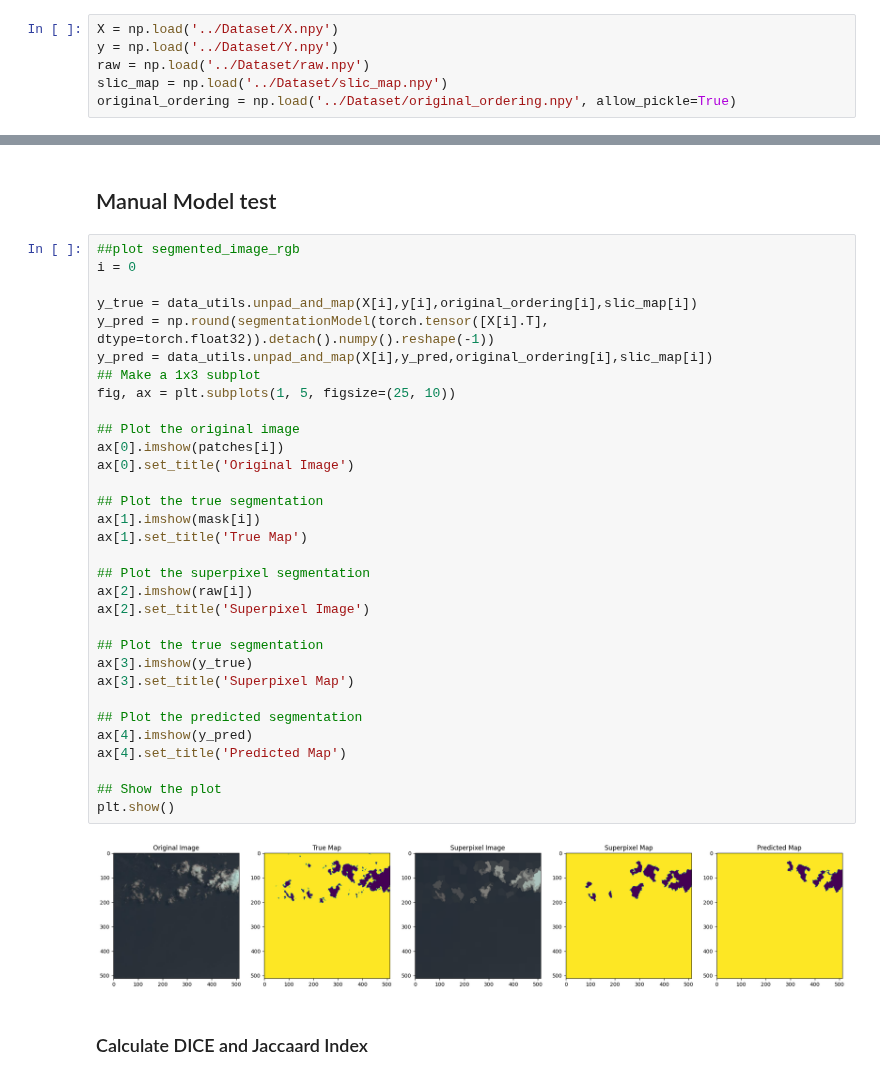
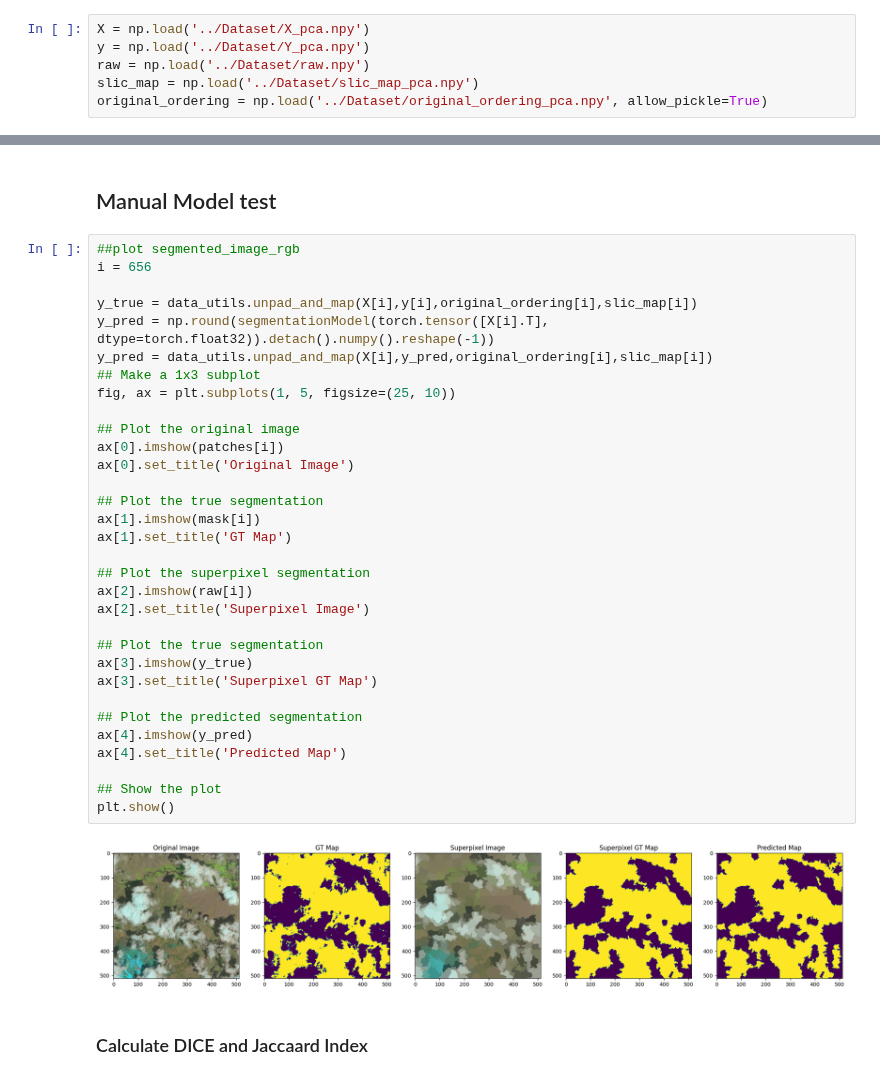
Before and after one commit to SAint7579/ComputerVision_CloudSegmentation, a Jupyter notebook: Superpixel-UNET/CloudSegmentationModel_SPXUNet.ipynb, the cells around one changed output, grey strips where cells are left out. Cells and saved outputs as stored; diff of their text form.

```diff
--- a/Superpixel-UNET/CloudSegmentationModel_SPXUNet.ipynb
+++ b/Superpixel-UNET/CloudSegmentationModel_SPXUNet.ipynb
@@ -219,11 +219,11 @@ Output shape: torch.Size([1, 1, 300])
 # %%
 patches,mask = data_utils.get_patch(path_to_folders_images = "../Dataset/Natural_False_Color/", path_to_folders_labels = "../Dataset/Entire_scene_gts/")
 # %%
-X = np.load('../Dataset/X.npy')
-y = np.load('../Dataset/Y.npy')
+X = np.load('../Dataset/X_pca.npy')
+y = np.load('../Dataset/Y_pca.npy')
 raw = np.load('../Dataset/raw.npy')
-slic_map = np.load('../Dataset/slic_map.npy')
-original_ordering = np.load('../Dataset/original_ordering.npy', allow_pickle=True)
+slic_map = np.load('../Dataset/slic_map_pca.npy')
+original_ordering = np.load('../Dataset/original_ordering_pca.npy', allow_pickle=True)
 # %%
 class CustomDataset(Dataset):
     def __init__(self, X, y):
@@ -322,38 +321,38 @@ Epoch 10, global step 220: 'val_loss' reached 0.38491 (best 0.38491), saving mod
 ## Manual Model test
 # %%
 ##plot segmented_image_rgb
-i = 0
+i = 656
 
 y_true = data_utils.unpad_and_map(X[i],y[i],original_ordering[i],slic_map[i])
 y_pred = np.round(segmentationModel(torch.tensor([X[i].T], dtype=torch.float32)).detach().numpy().reshape(-1))
 y_pred = data_utils.unpad_and_map(X[i],y_pred,original_ordering[i],slic_map[i])
 ## Make a 1x3 subplot
 fig, ax = plt.subplots(1, 5, figsize=(25, 10))
 
 ## Plot the original image
 ax[0].imshow(patches[i])
 ax[0].set_title('Original Image')
 
 ## Plot the true segmentation
 ax[1].imshow(mask[i])
-ax[1].set_title('True Map')
+ax[1].set_title('GT Map')
 
 ## Plot the superpixel segmentation
 ax[2].imshow(raw[i])
 ax[2].set_title('Superpixel Image')
 
 ## Plot the true segmentation
 ax[3].imshow(y_true)
-ax[3].set_title('Superpixel Map')
+ax[3].set_title('Superpixel GT Map')
 
 ## Plot the predicted segmentation
 ax[4].imshow(y_pred)
 ax[4].set_title('Predicted Map')
 
 ## Show the plot
 plt.show()
 # %% [output]
-[figure, old version]
+[figure, new version]
 # %% [markdown]
 ### Calculate DICE and Jaccaard Index
 # %%
```
Also changed, not shown: parts of 3 cells of this notebook, 4 other files.
